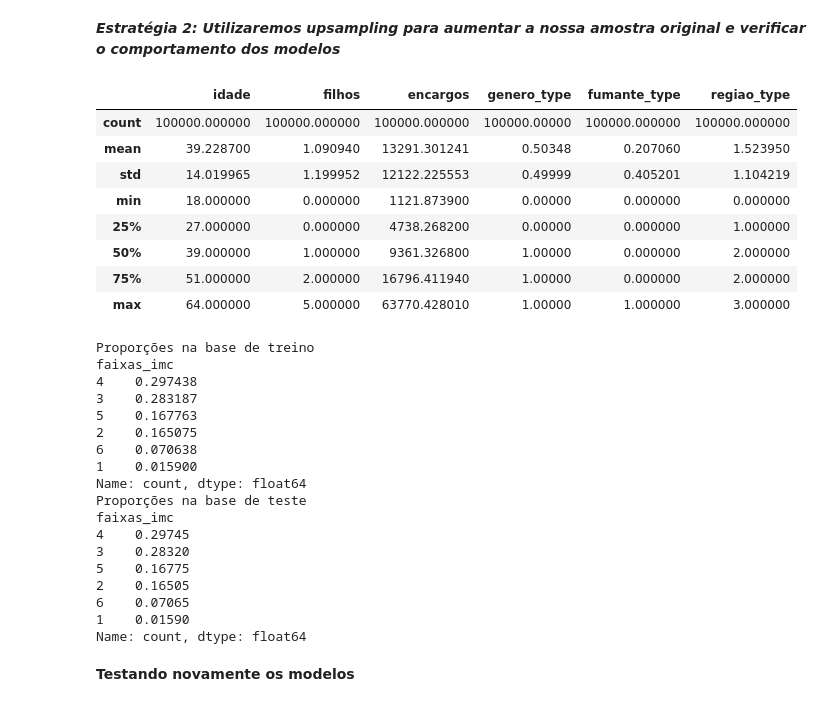
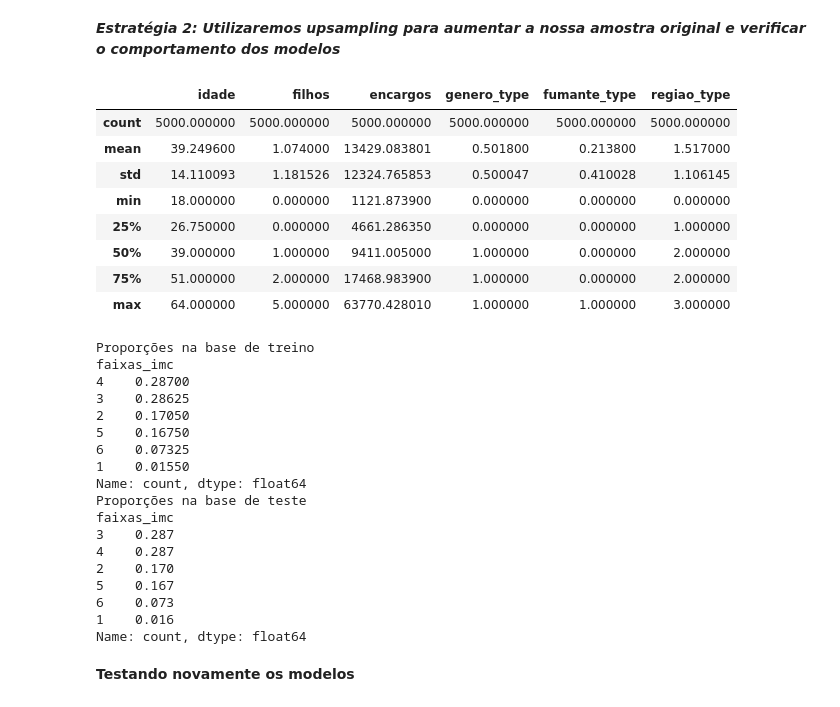
Before and after one commit to leomiyagi/tech-challenge-fase-1, a Jupyter notebook: previsao-custos-medicos.ipynb, the cells around one changed output. Saved outputs shown, nothing was run; the diff lists cells and outputs as text; code cells hidden in the pictures.

```diff
--- a/previsao-custos-medicos.ipynb
+++ b/previsao-custos-medicos.ipynb
@@ -349,41 +364,41 @@ model_results_df.head()
 # %% [markdown]
 ***Estratégia 2: Utilizaremos upsampling para aumentar a nossa amostra original e verificar o comportamento dos modelos***
 # %%
-upsample_dataset = dataset.sample(n=100000, replace=True, random_state=42, ignore_index=True)
+upsample_dataset = dataset.sample(n=5000, replace=True, random_state=42, ignore_index=True)
 
 upsample_dataset_tratado = preprocess_dataset(upsample_dataset)
 
 upsample_dataset_tratado.describe()
 # %% [output]
 |  | idade | filhos | encargos | genero_type | fumante_type | regiao_type |
-| count | 100000.000000 | 100000.000000 | 100000.000000 | 100000.00000 | 100000.000000 | 100000.000000 |
-| mean | 39.228700 | 1.090940 | 13291.301241 | 0.50348 | 0.207060 | 1.523950 |
-| std | 14.019965 | 1.199952 | 12122.225553 | 0.49999 | 0.405201 | 1.104219 |
-| min | 18.000000 | 0.000000 | 1121.873900 | 0.00000 | 0.000000 | 0.000000 |
-| 25% | 27.000000 | 0.000000 | 4738.268200 | 0.00000 | 0.000000 | 1.000000 |
-| 50% | 39.000000 | 1.000000 | 9361.326800 | 1.00000 | 0.000000 | 2.000000 |
-| 75% | 51.000000 | 2.000000 | 16796.411940 | 1.00000 | 0.000000 | 2.000000 |
-| max | 64.000000 | 5.000000 | 63770.428010 | 1.00000 | 1.000000 | 3.000000 |
+| count | 5000.000000 | 5000.000000 | 5000.000000 | 5000.000000 | 5000.000000 | 5000.000000 |
+| mean | 39.249600 | 1.074000 | 13429.083801 | 0.501800 | 0.213800 | 1.517000 |
+| std | 14.110093 | 1.181526 | 12324.765853 | 0.500047 | 0.410028 | 1.106145 |
+| min | 18.000000 | 0.000000 | 1121.873900 | 0.000000 | 0.000000 | 0.000000 |
+| 25% | 26.750000 | 0.000000 | 4661.286350 | 0.000000 | 0.000000 | 1.000000 |
+| 50% | 39.000000 | 1.000000 | 9411.005000 | 1.000000 | 0.000000 | 2.000000 |
+| 75% | 51.000000 | 2.000000 | 17468.983900 | 1.000000 | 0.000000 | 2.000000 |
+| max | 64.000000 | 5.000000 | 63770.428010 | 1.000000 | 1.000000 | 3.000000 |
 # %%
 X_train, y_train, X_test, y_test = stratified_split(upsample_dataset_tratado)
 # %% [output]
 Proporções na base de treino
 faixas_imc
-4    0.297438
-3    0.283187
-5    0.167763
-2    0.165075
-6    0.070638
-1    0.015900
+4    0.28700
+3    0.28625
+2    0.17050
+5    0.16750
+6    0.07325
+1    0.01550
 Name: count, dtype: float64
 Proporções na base de teste
 faixas_imc
-4    0.29745
-3    0.28320
-5    0.16775
-2    0.16505
-6    0.07065
-1    0.01590
+3    0.287
+4    0.287
+2    0.170
+5    0.167
+6    0.073
+1    0.016
 Name: count, dtype: float64
 # %% [markdown]
 **Testando novamente os modelos**
```
Also changed, not shown: parts of 11 cells of this notebook.
